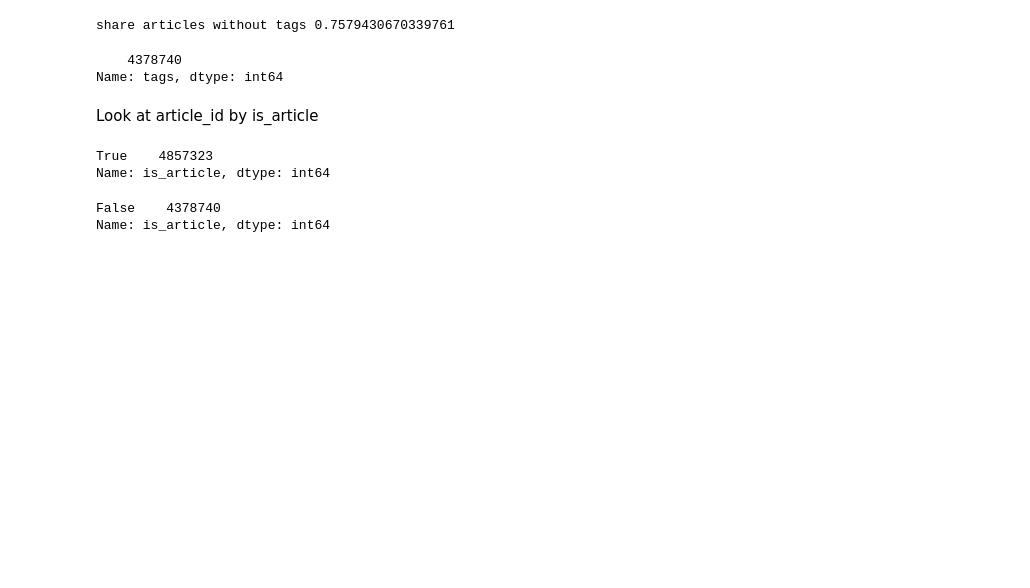
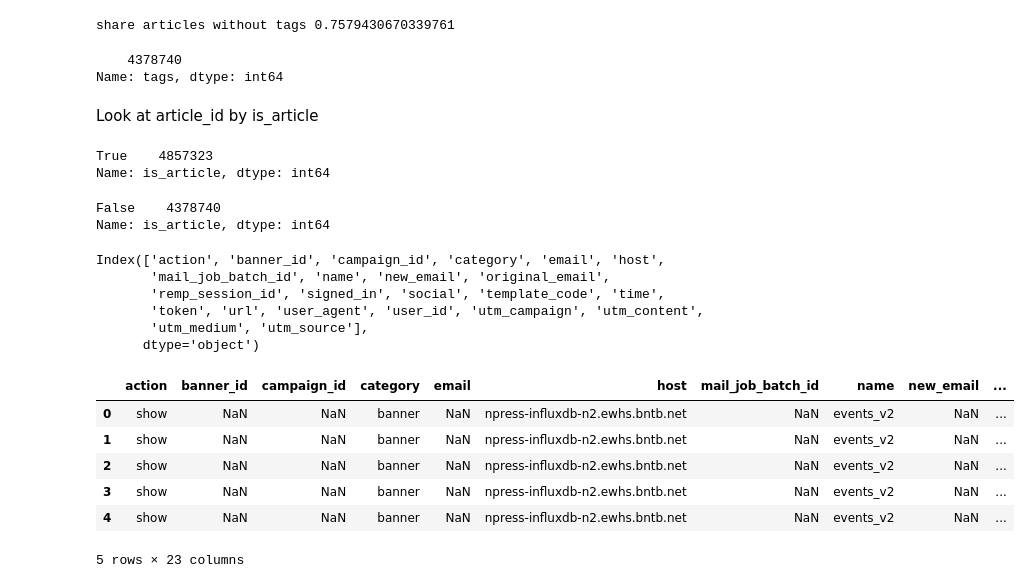
Before and after one commit to DOBss/remp, a Jupyter notebook: Pythia/Experiments/Data-QA/rg-data-qa-notebok.ipynb, the cells around one changed output. Saved outputs shown, nothing was run; the diff lists cells and outputs as text; code cells hidden in the pictures; blank space fills up the shorter version.

```diff
--- a/Pythia/Experiments/Data-QA/rg-data-qa-notebok.ipynb
+++ b/Pythia/Experiments/Data-QA/rg-data-qa-notebok.ipynb
@@ -206,3 +206,20 @@ df_dict['pageviews'].loc[df_dict['pageviews']['article_id'] == '', 'is_article']
 # %% [output]
 False    4378740
 Name: is_article, dtype: int64
+# %%
+print(df_dict['events'].columns)
+df_dict['events'].head()
+# %% [output]
+Index(['action', 'banner_id', 'campaign_id', 'category', 'email', 'host',
+       'mail_job_batch_id', 'name', 'new_email', 'original_email',
+       'remp_session_id', 'signed_in', 'social', 'template_code', 'time',
+       'token', 'url', 'user_agent', 'user_id', 'utm_campaign', 'utm_content',
+       'utm_medium', 'utm_source'],
+      dtype='object')
+|  | action | banner_id | campaign_id | category | email | host | mail_job_batch_id | name | new_email | ... |
+| 0 | show | NaN | NaN | banner | NaN | npress-influxdb-n2.ewhs.bntb.net | NaN | events_v2 | NaN | ... |
+| 1 | show | NaN | NaN | banner | NaN | npress-influxdb-n2.ewhs.bntb.net | NaN | events_v2 | NaN | ... |
+| 2 | show | NaN | NaN | banner | NaN | npress-influxdb-n2.ewhs.bntb.net | NaN | events_v2 | NaN | ... |
+| 3 | show | NaN | NaN | banner | NaN | npress-influxdb-n2.ewhs.bntb.net | NaN | events_v2 | NaN | ... |
+| 4 | show | NaN | NaN | banner | NaN | npress-influxdb-n2.ewhs.bntb.net | NaN | events_v2 | NaN | ... |
+5 rows × 23 columns
```
Also changed, not shown: parts of 17 cells of this notebook.
